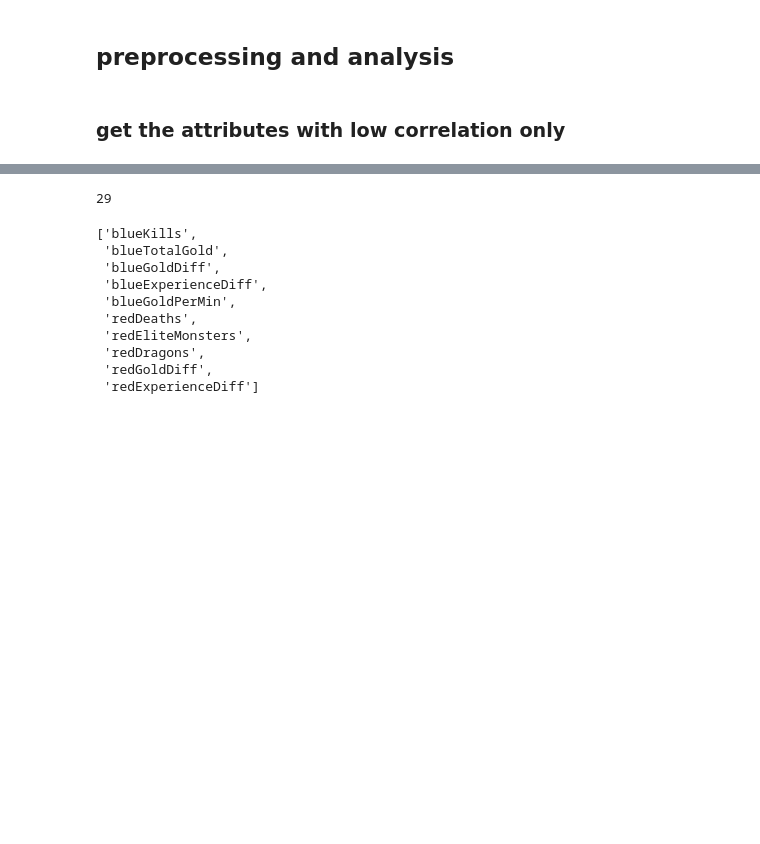
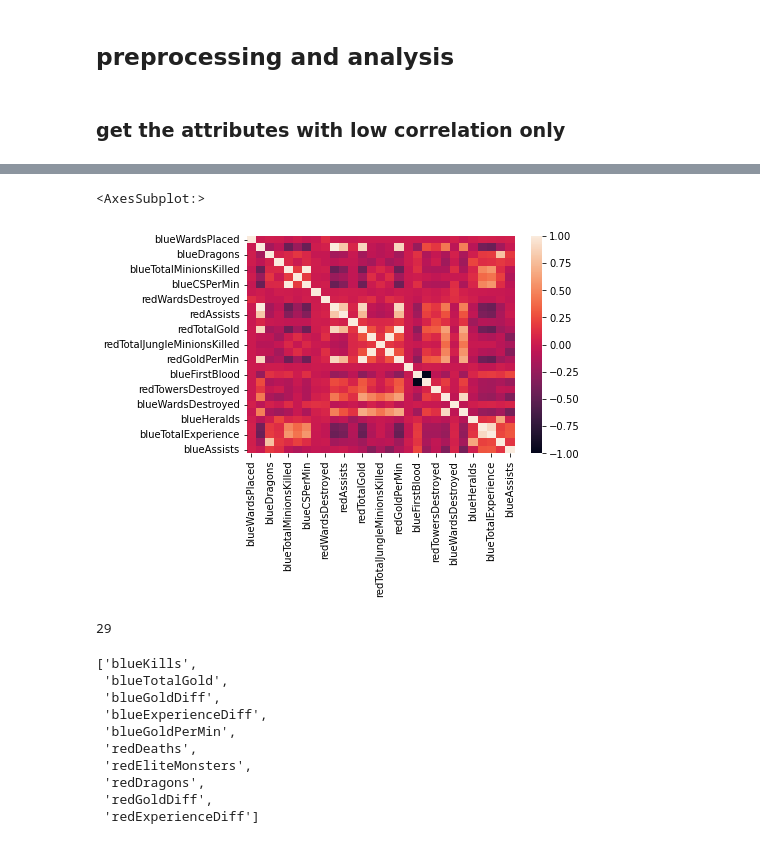
Before and after one commit to mabobakr/LOL-winning-prediction, a Jupyter notebook: lol-classifiers.ipynb, the cells around one changed output, grey strips where cells are left out. Cells and saved outputs as stored; diff of their text form; code cells hidden in the pictures; blank space fills up the shorter version.

```diff
--- a/lol-classifiers.ipynb
+++ b/lol-classifiers.ipynb
@@ -61,3 +57,9 @@ X.corr()
+# %%
+
+sns.heatmap(X.corr())
+# %% [output]
+<AxesSubplot:>
+[figure, added]
 # %%
 corrTable = X.corr()
 cols = X.columns
```
Also changed, not shown: parts of 7 cells of this notebook.
